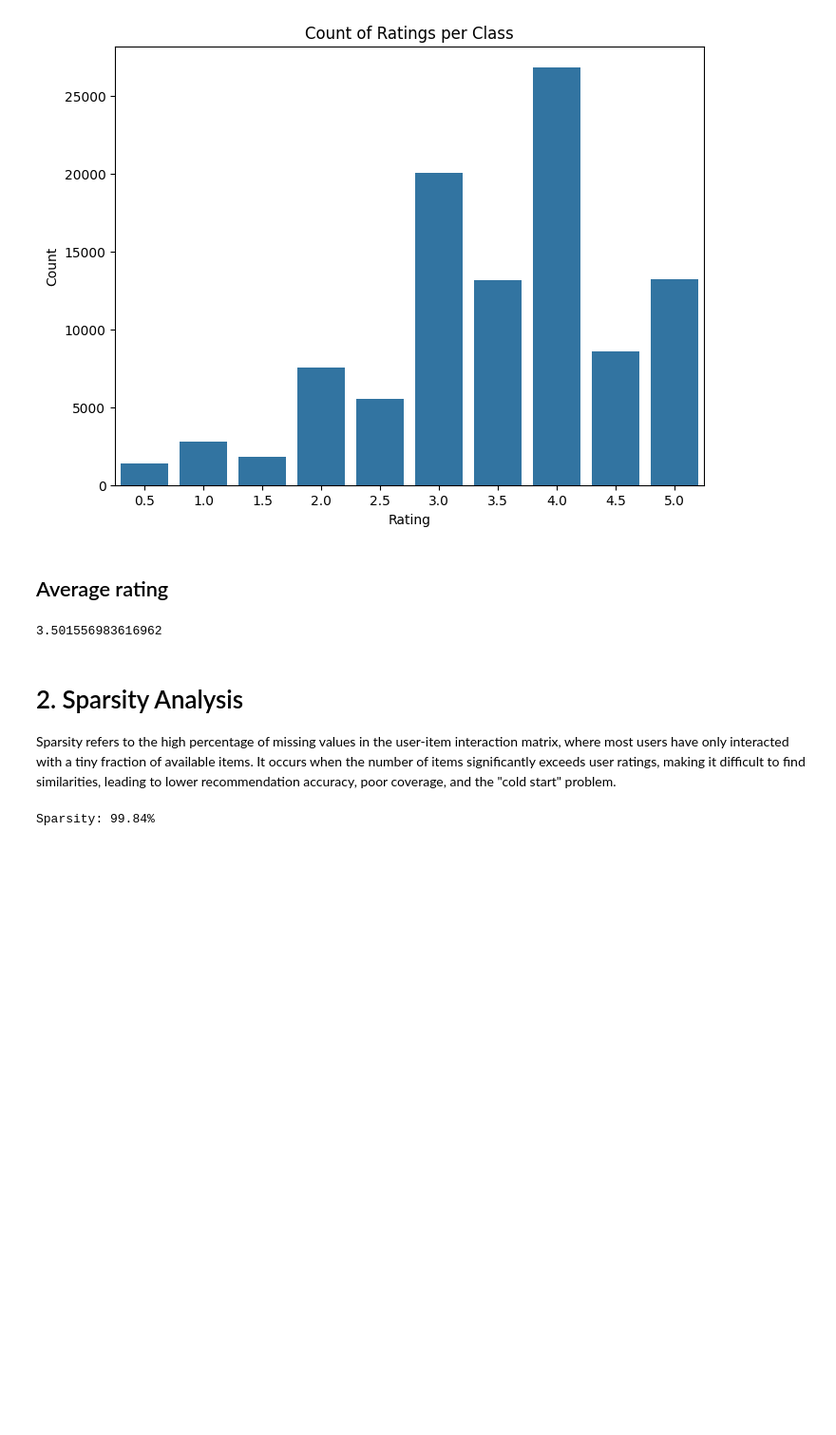
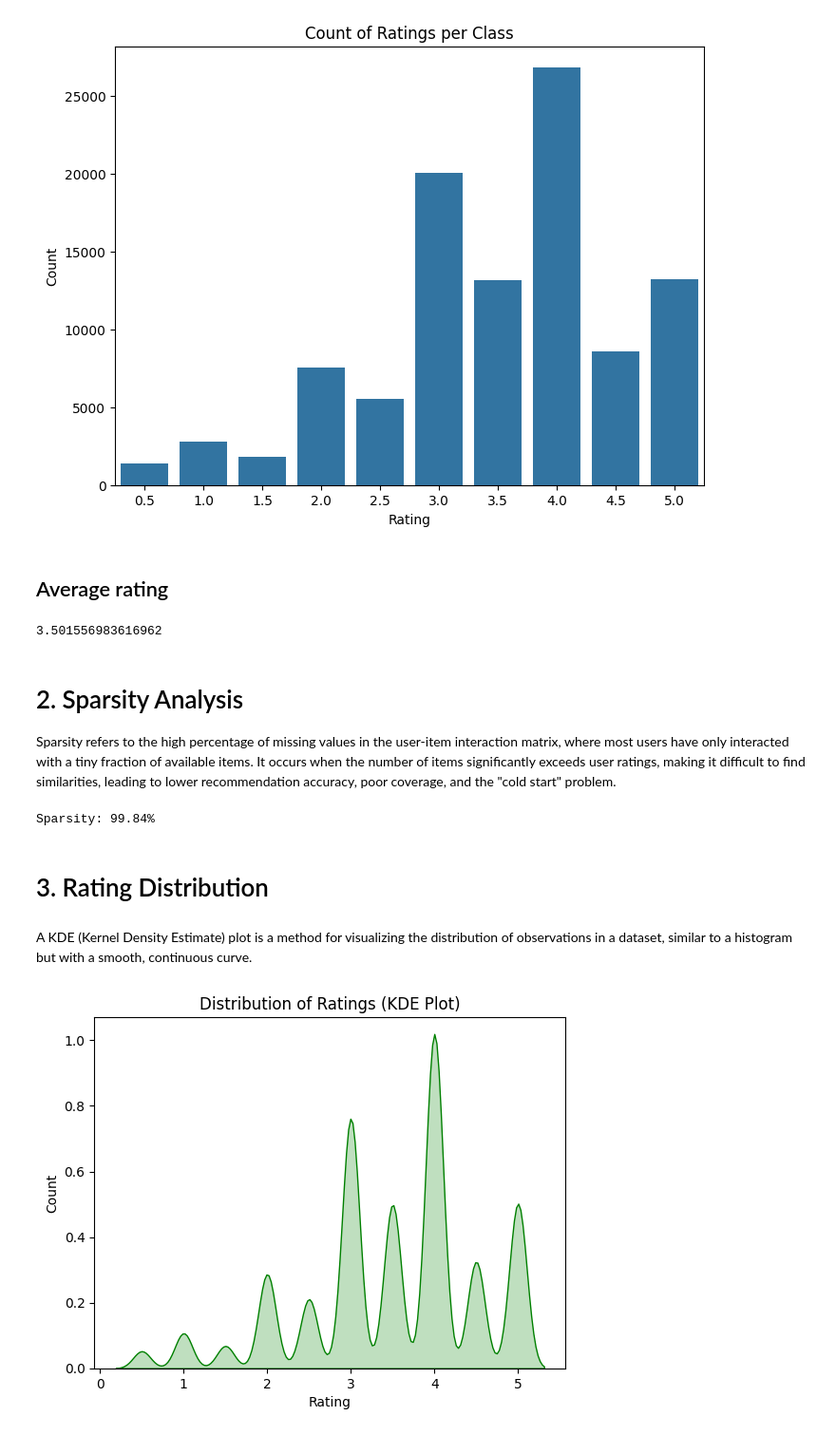
Before and after one commit to bhaskrr/next-gen-recommenders, a Jupyter notebook: notebooks/01_eda.ipynb, the cells around one changed output. Shown at 95% size. Saved outputs shown, nothing was run; the diff lists cells and outputs as text; code cells hidden in the pictures; blank space fills up the shorter version.

Commit message:
added rating distribution plot

```diff
--- a/notebooks/01_eda.ipynb
+++ b/notebooks/01_eda.ipynb
@@ -111,3 +111,20 @@ sparsity = 1 - (ratings["rating"].count())/ (ratings["userId"].nunique() * ratin
 print(f"Sparsity: {sparsity * 100:.2f}%")
 # %% [output]
 Sparsity: 99.84%
+# %% [markdown]
+# 3. Rating Distribution
+# %% [markdown]
+A KDE (Kernel Density Estimate) plot is a method for visualizing the distribution of observations in a dataset, similar to a histogram but with a smooth, continuous curve.
+# %%
+import seaborn as sns
+import matplotlib.pyplot as plt
+import numpy as np
+
+# Plot a KDE plot
+sns.kdeplot(ratings["rating"], fill=True, color='green')
+plt.title('Distribution of Ratings (KDE Plot)')
+plt.xlabel('Rating')
+plt.ylabel('Count')
+plt.show()
+# %% [output]
+[figure, added]
```
